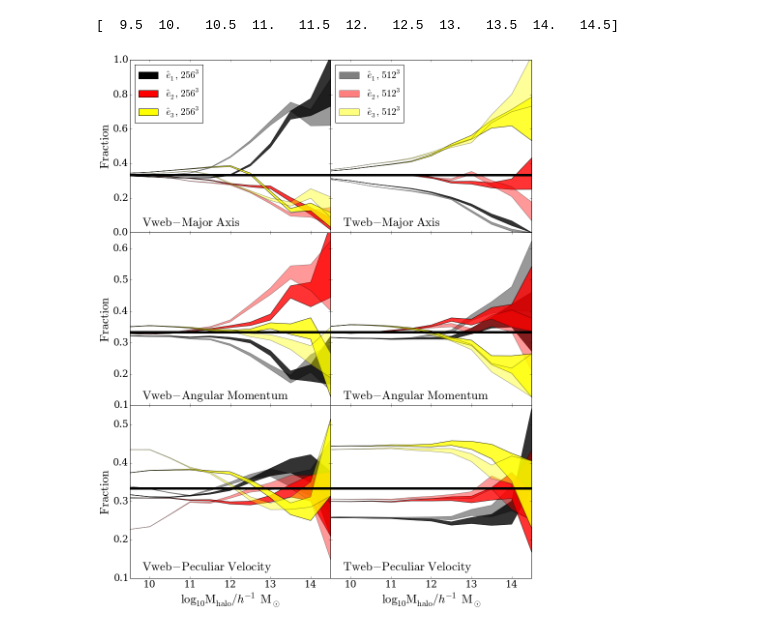
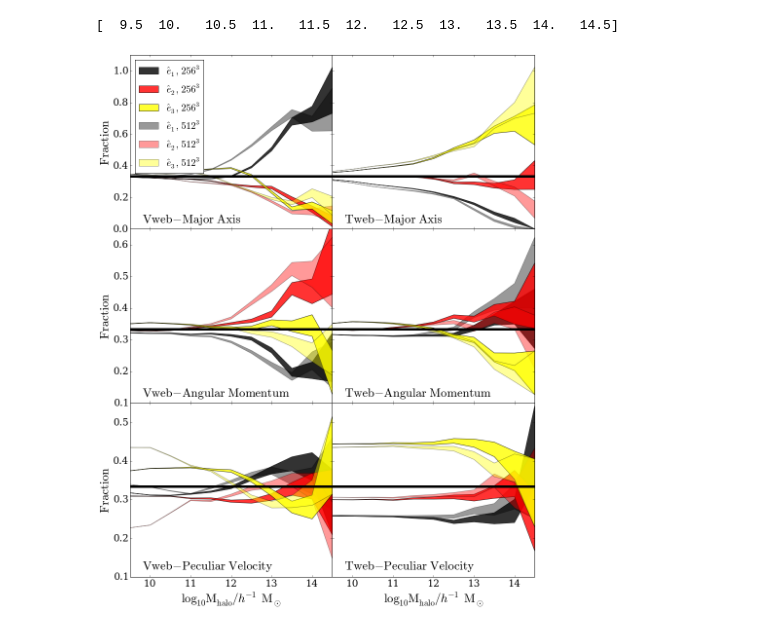
Before and after one commit to forero/Vweb-Tweb, a Jupyter notebook: code/PlotPreferential.ipynb, the cells around one changed output. Drawn from its saved outputs; the diff is of its cells as text; code cells hidden in the pictures.

Commit message:
new labels in preferential alignment plot

```diff
--- a/code/PlotPreferential.ipynb
+++ b/code/PlotPreferential.ipynb
@@ -93,29 +93,33 @@ fig.subplots_adjust(hspace=0.00, wspace=0.00,
 ax = fig.add_subplot(321)
 sub_plot(VWEB, A_SH)
 ax.set_xlim(9.5, 14.5)
-ax.set_ylim(0, 1)
+ax.set_ylim(0, 1.1)
 ax.xaxis.set_major_locator(plt.MultipleLocator(1.0))
 ax.xaxis.set_major_formatter(plt.NullFormatter())
 ax.set_ylabel("$\mathrm{Fraction}$")
 ax.text(9.8, 0.04,"$\mathrm{Vweb-Major\ Axis}$")
-p1 = Rectangle((0, 0), 1, 1, fc="black")
-p2 = Rectangle((0, 0), 1, 1, fc="red")
-p3 = Rectangle((0, 0), 1, 1, fc="yellow")
-ax.legend([p1, p2, p3], ["$\hat{e}_1,\ 256^3$", "$\hat{e}_2,\ 256^3$", "$\hat{e}_3,\ 256^3$"],prop={'size':20},loc=2)
+p1 = Rectangle((0, 0), 1, 1, fc="black", alpha=0.8)
+p2 = Rectangle((0, 0), 1, 1, fc="red", alpha=0.8)
+p3 = Rectangle((0, 0), 1, 1, fc="yellow", alpha=0.8)
+p4 = Rectangle((0, 0), 1, 1, fc="black", alpha=0.4)
+p5 = Rectangle((0, 0), 1, 1, fc="red", alpha=0.4)
+p6 = Rectangle((0, 0), 1, 1, fc="yellow", alpha=0.4)
+#ax.legend([p1, p2, p3], [],prop={'size':20},loc=2)
+ax.legend([p1, p2, p3, p4, p5, p6],
+          ["$\hat{e}_1,\ 256^3$", "$\hat{e}_2,\ 256^3$", "$\hat{e}_3,\ 256^3$",
+           "$\hat{e}_1,\ 512^3$", "$\hat{e}_2,\ 512^3$", "$\hat{e}_3,\ 512^3$"],
+          prop={'size':20},loc=2)
 enlarge_labels(ax)
 
 
 ax = fig.add_subplot(322)
 sub_plot(TWEB, A_SH)
 ax.set_xlim(9.5, 14.5)
-ax.set_ylim(0, 1)
+ax.set_ylim(0, 1.1)
 ax.yaxis.set_major_formatter(plt.NullFormatter())
 ax.xaxis.set_major_formatter(plt.NullFormatter())
 ax.text(9.8, 0.04,"$\mathrm{Tweb-Major\ Axis}$")
-p1 = Rectangle((0, 0), 1, 1, fc="black", alpha=0.5)
-p2 = Rectangle((0, 0), 1, 1, fc="red", alpha=0.5)
-p3 = Rectangle((0, 0), 1, 1, fc="yellow", alpha=0.5)
-ax.legend([p1, p2, p3], ["$\hat{e}_1,\ 512^3$", "$\hat{e}_2,\ 512^3$", "$\hat{e}_3,\ 512^3$"],prop={'size':20},loc=2)
+
 
 
 
@@ -139,31 +143,31 @@ ax.xaxis.set_major_formatter(plt.NullFormatter())
 ax.text(9.8, 0.12,"$\mathrm{Tweb-Angular\ Momentum}$")
 #ax.yaxis.set_major_locator(plt.MultipleLocator(1.0))
 
 ax = fig.add_subplot(325)
 sub_plot(VWEB, A_V)
 ax.set_xlim(9.5, 14.5)
 ax.set_ylim(0.1, 0.55)
 ax.xaxis.set_major_locator(plt.MultipleLocator(1.0))
 #ax.yaxis.set_major_locator(plt.MultipleLocator(1.0))
 ax.set_xlabel("$\log_{10}\mathrm{M_{halo}} / h^{-1}\ \mathrm{M}_{\odot}$")
 ax.set_ylabel("$\mathrm{Fraction}$")
 ax.text(9.8, 0.12,"$\mathrm{Vweb-Peculiar\ Velocity}$")
 enlarge_labels(ax)
 
 
 ax = fig.add_subplot(326)
 sub_plot(TWEB, A_V)
 ax.set_xlim(9.5, 14.5)
 ax.set_ylim(0.1, 0.55)
 ax.yaxis.set_major_formatter(plt.NullFormatter())
 #ax.yaxis.set_major_locator(plt.MultipleLocator(1.0))
 ax.set_xlabel("$\log_{10}\mathrm{M_{halo}} / h^{-1}\ \mathrm{M}_{\odot}$")
 ax.text(9.8, 0.12,"$\mathrm{Tweb-Peculiar\ Velocity}$")
 enlarge_labels(ax)
 
 filename="preferential"
 savefig(filename + '.eps',format = 'eps', transparent=True)
 savefig(filename + '.pdf',format = 'pdf', transparent=True)
 savefig(filename + '.png',format = 'png', transparent=True)
 # %% [output]
-[figure, old version]
+[figure, new version]
```
